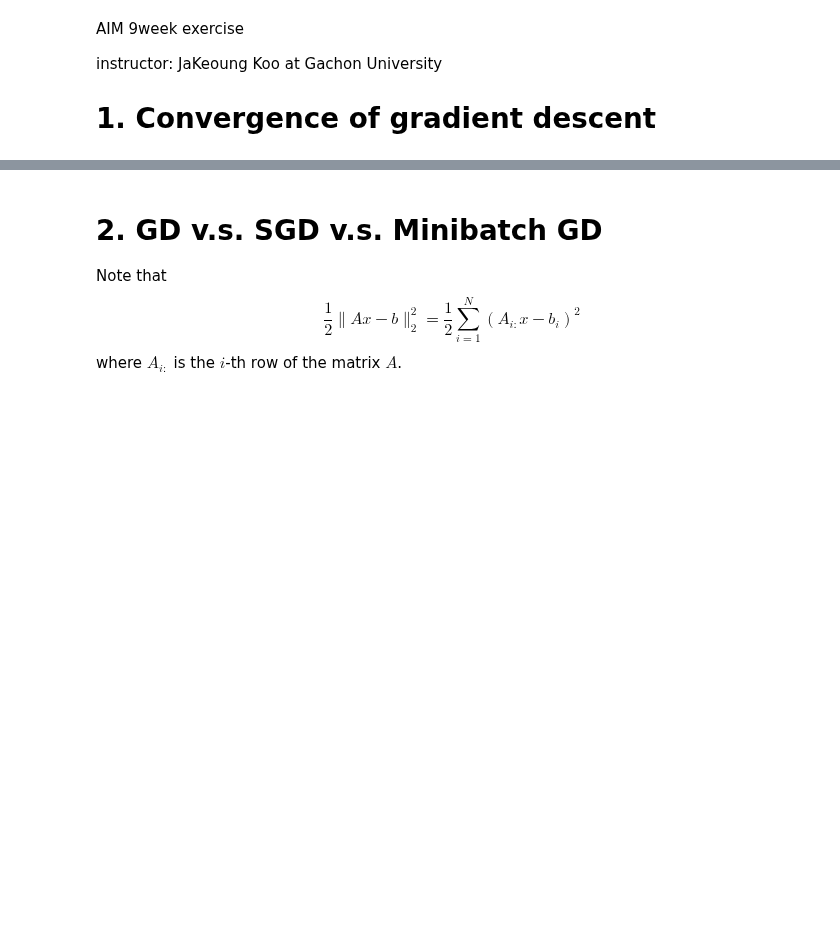
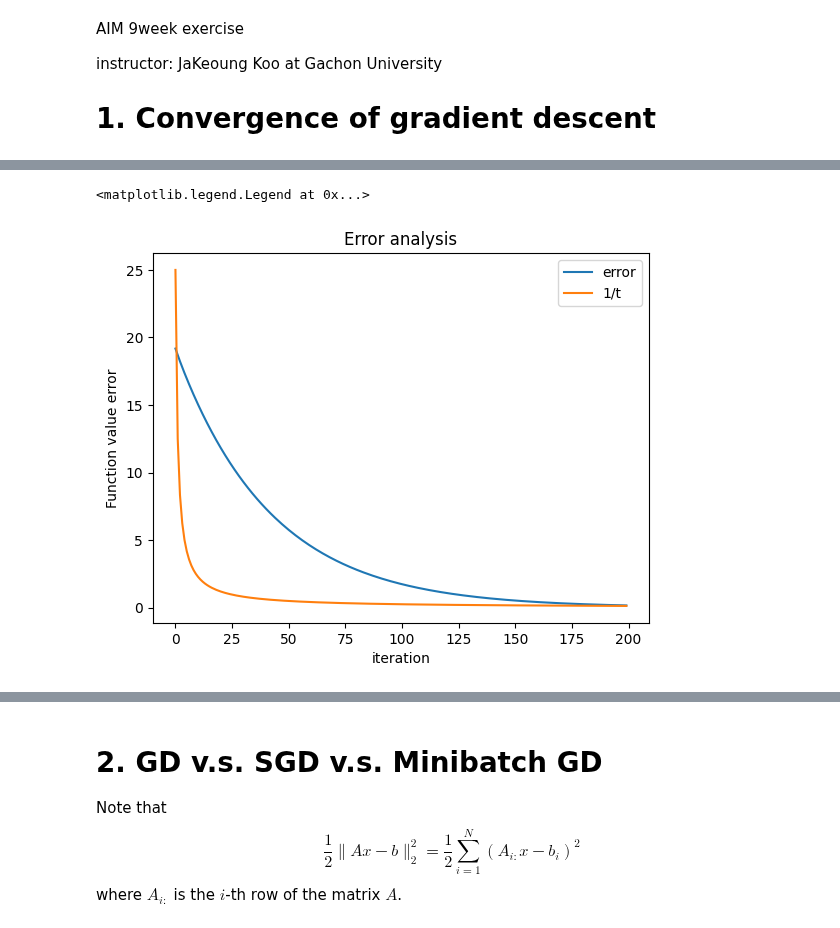
Before and after one commit to jakeoung/teach, a Jupyter notebook: opt/gd_sgd_minibatch.ipynb, the cells around one changed output, grey strips where cells are left out. Drawn from its saved outputs; the diff is of its cells as text; code cells hidden in the pictures; blank space fills up the shorter version.

```diff
--- a/opt/gd_sgd_minibatch.ipynb
+++ b/opt/gd_sgd_minibatch.ipynb
@@ -67,0 +68,29 @@ plt.legend(["1/(0.5*L)", "1/L", "1/(2*L)"])
+# %%
+# Compute the solution by left inverse
+x_ref = np.linalg.solve(A.T.dot(A), A.T.dot(b))
+f_ref = f(x_ref)
+
+eta = 1.0 / L
+x = x0.copy()
+
+# Store the history of iterates for plotting
+x_hist = [x0]
+error = [abs(f(x0) - f_ref)]
+
+for i in range(niter):
+  x = x - eta * grad_f(x)
+  x_hist.append(x)
+  error.append( abs(f(x)- f_ref) )
+
+plt.title(f"Error analysis")
+plt.ylabel("Function value error")
+plt.xlabel("iteration")
+
+plt.plot(error[1:])
+
+plt.plot([ 50/(2*k) for k in range(1,niter+1) ])
+
+plt.legend(["error", "1/t"])
+# %% [output]
+<matplotlib.legend.Legend at 0x...>
+[figure, added]
```
Also changed, not shown: parts of 2 cells of this notebook, 8 other files.
